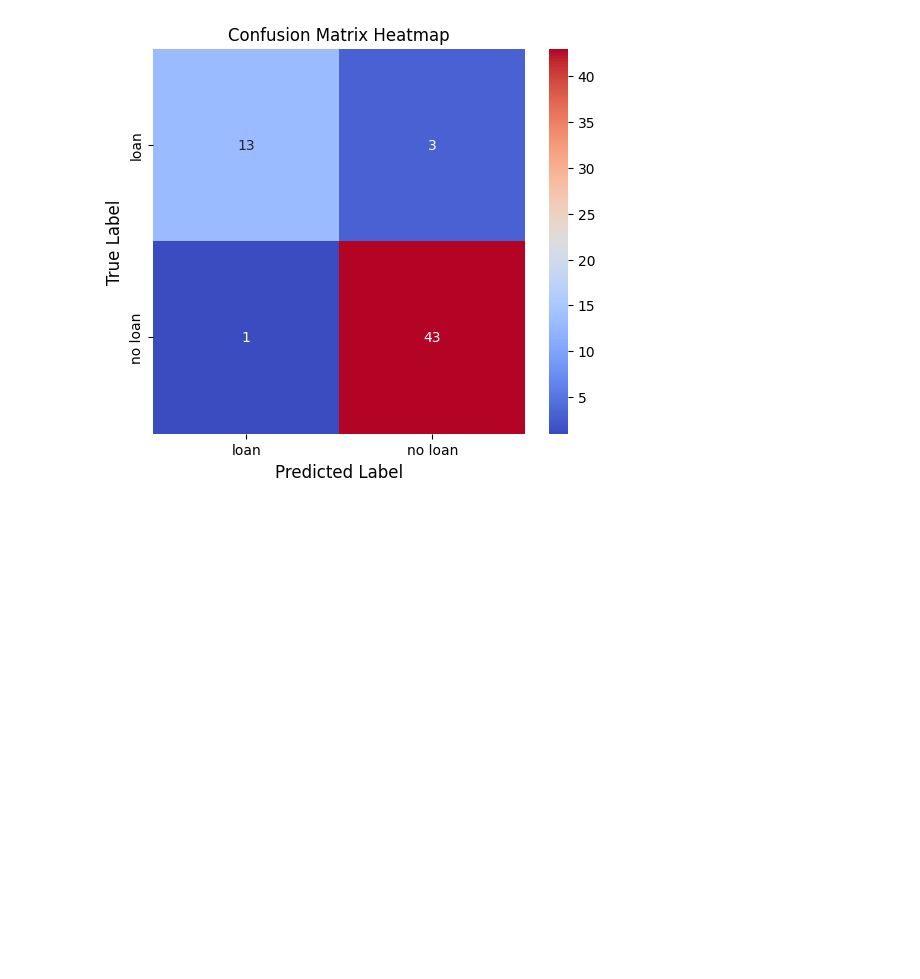
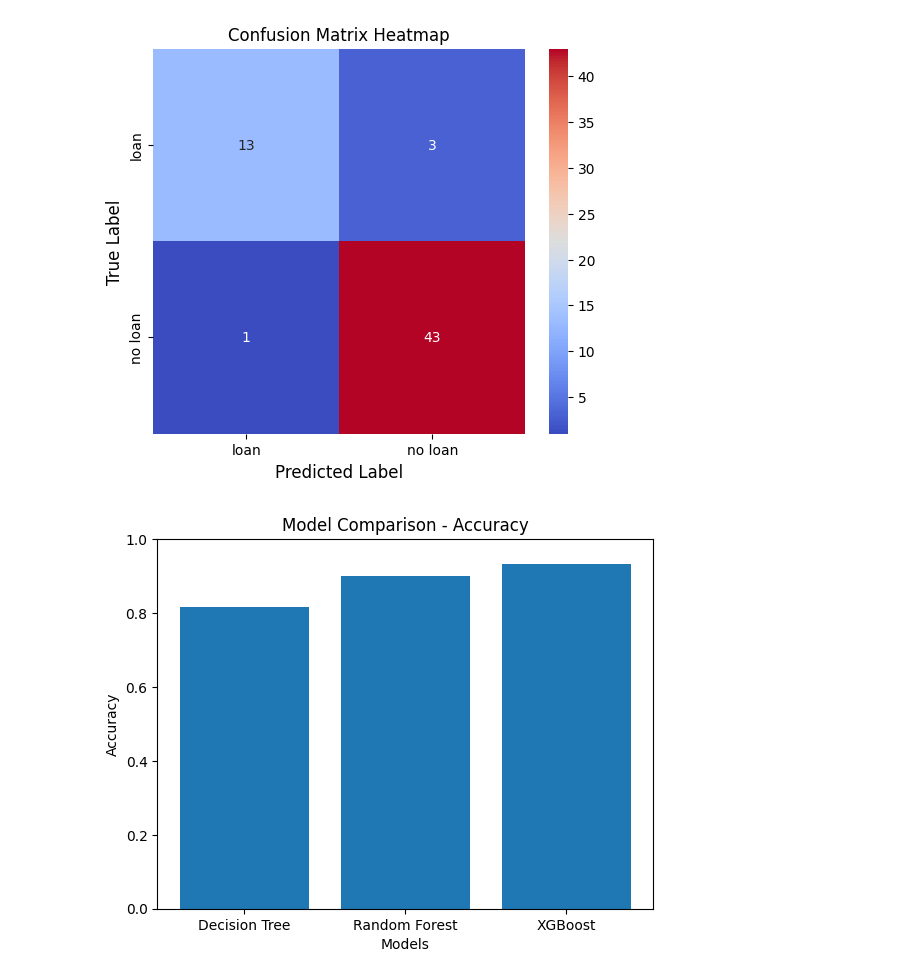
Before and after one commit to RUDraksh12369/internship_2026, a Jupyter notebook: sklearn/sklearn5.ipynb, the cells around one changed output. Cells and saved outputs as stored; diff of their text form; code cells hidden in the pictures; blank space fills up the shorter version.

```diff
--- a/sklearn/sklearn5.ipynb
+++ b/sklearn/sklearn5.ipynb
@@ -200,3 +200,23 @@ plt.ylabel("True Label", fontsize=12)
 plt.show()
 # %% [output]
 [figure]
+# %%
+# Calculate accuracies for all three models
+dt_acc = accuracy_score(y_test, model.predict(x_test))
+rf_acc = accuracy_score(y_test, rf.predict(x_test))
+xgb_acc = accuracy_score(y_test, xgb.predict(x_test))
+
+# Store results
+models = ["Decision Tree", "Random Forest", "XGBoost"]
+accuracies = [dt_acc, rf_acc, xgb_acc]
+
+# Create bar graph
+plt.figure()
+plt.bar(models, accuracies)
+plt.xlabel("Models")
+plt.ylabel("Accuracy")
+plt.title("Model Comparison - Accuracy")
+plt.ylim(0, 1)
+plt.show()
+# %% [output]
+[figure, added]
```
